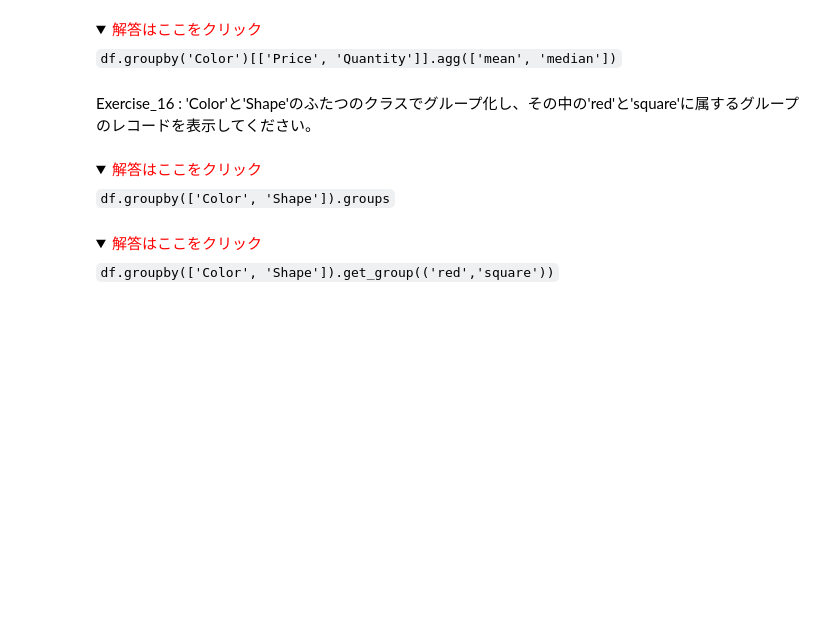
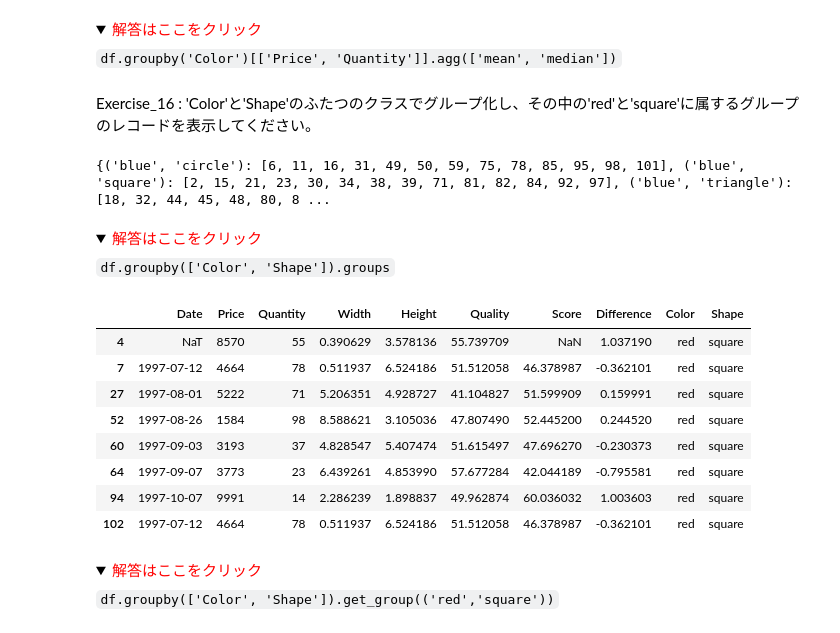
Before and after one commit to sato1214syun/python-data-analytics-udemy-business, a Jupyter notebook: src/3_DataFrame_exercise.ipynb, the cells around one changed output. Drawn from its saved outputs; the diff is of its cells as text; code cells hidden in the pictures; folded sections open; blank space fills up the shorter version.

```diff
--- a/src/3_DataFrame_exercise.ipynb
+++ b/src/3_DataFrame_exercise.ipynb
@@ -181,6 +341,9 @@ Exercise_15 :  'Color'でグループ化した'Price'と'Quantity'の統計量
 Exercise_16 : 'Color'と'Shape'のふたつのクラスでグループ化し、その中の'red'と'square'に属するグループのレコードを表示してください。
 # %%
 # まずはグループを確認する
+df.groupby(["Color", "Shape"]).groups
+# %% [output]
+{('blue', 'circle'): [6, 11, 16, 31, 49, 50, 59, 75, 78, 85, 95, 98, 101], ('blue', 'square'): [2, 15, 21, 23, 30, 34, 38, 39, 71, 81, 82, 84, 92, 97], ('blue', 'triangle'): [18, 32, 44, 45, 48, 80, 8 ...
 # %% [markdown]
 <details>
     <summary><font color='red'>解答はここをクリック</font></summary>
@@ -188,6 +351,17 @@ Exercise_16 : 'Color'と'Shape'のふたつのクラスでグループ化し、
 </details>
 # %%
 # red, squareのグループを抽出する
+df.groupby(["Color", "Shape"]).get_group(("red", "square"))
+# %% [output]
+|  | Date | Price | Quantity | Width | Height | Quality | Score | Difference | Color | Shape |
+| 4 | NaT | 8570 | 55 | 0.390629 | 3.578136 | 55.739709 | NaN | 1.037190 | red | square |
+| 7 | 1997-07-12 | 4664 | 78 | 0.511937 | 6.524186 | 51.512058 | 46.378987 | -0.362101 | red | square |
+| 27 | 1997-08-01 | 5222 | 71 | 5.206351 | 4.928727 | 41.104827 | 51.599909 | 0.159991 | red | square |
+| 52 | 1997-08-26 | 1584 | 98 | 8.588621 | 3.105036 | 47.807490 | 52.445200 | 0.244520 | red | square |
+| 60 | 1997-09-03 | 3193 | 37 | 4.828547 | 5.407474 | 51.615497 | 47.696270 | -0.230373 | red | square |
+| 64 | 1997-09-07 | 3773 | 23 | 6.439261 | 4.853990 | 57.677284 | 42.044189 | -0.795581 | red | square |
+| 94 | 1997-10-07 | 9991 | 14 | 2.286239 | 1.898837 | 49.962874 | 60.036032 | 1.003603 | red | square |
+| 102 | 1997-07-12 | 4664 | 78 | 0.511937 | 6.524186 | 51.512058 | 46.378987 | -0.362101 | red | square |
 # %% [markdown]
 <details>
     <summary><font color='red'>解答はここをクリック</font></summary>
```
Also changed, not shown: parts of 54 cells of this notebook, 8 other files.
